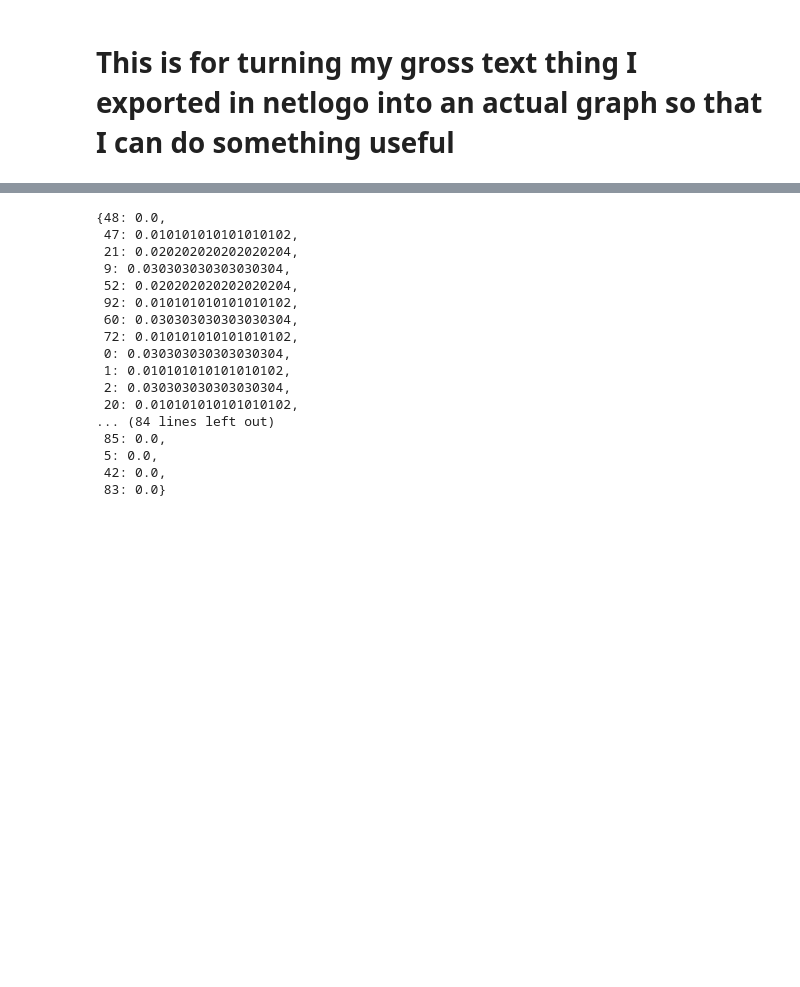
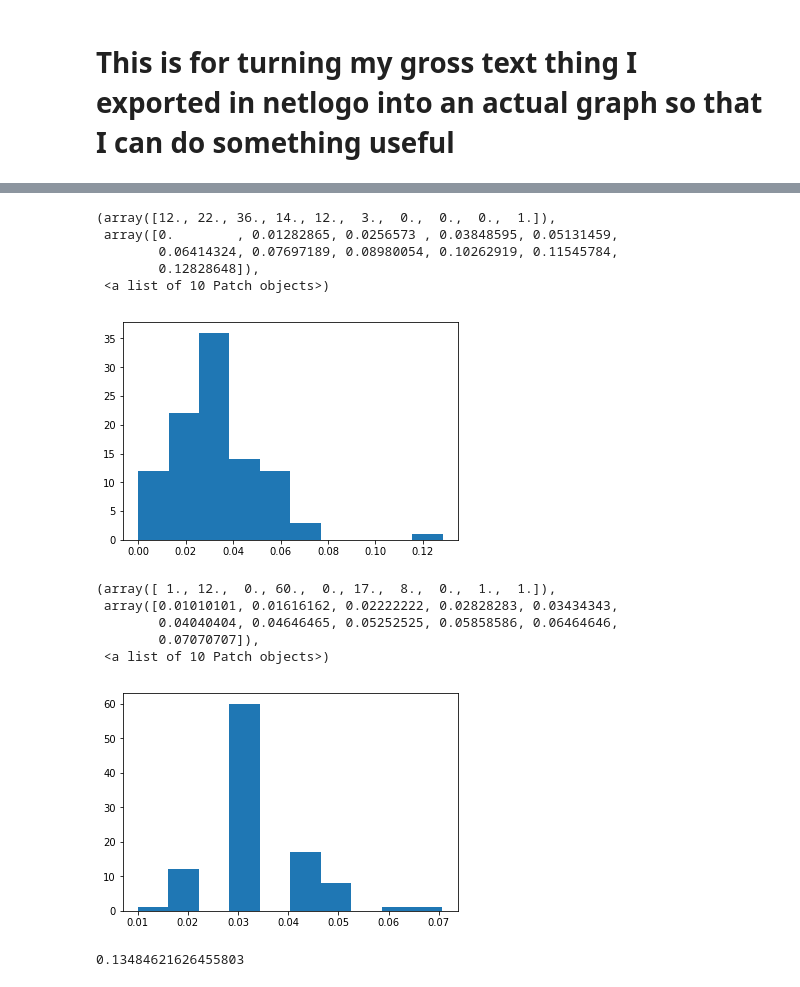
Before and after one commit to nicholson2208/mmss-thesis, a Jupyter notebook: GraphRecontruction.ipynb, the cells around one changed output, grey strips where cells are left out. Saved outputs shown, nothing was run; the diff lists cells and outputs as text; code cells hidden in the pictures; blank space fills up the shorter version.

```diff
--- a/GraphRecontruction.ipynb
+++ b/GraphRecontruction.ipynb
@@ -47,20 +121,22 @@ plt.show()
+# %%
+plt.hist(nx.algorithms.centrality.betweenness_centrality(g).values())
+# %% [output]
+(array([12., 22., 36., 14., 12.,  3.,  0.,  0.,  0.,  1.]),
+ array([0.        , 0.01282865, 0.0256573 , 0.03848595, 0.05131459,
+        0.06414324, 0.07697189, 0.08980054, 0.10262919, 0.11545784,
+        0.12828648]),
+ <a list of 10 Patch objects>)
+[figure, added]
 # %%
-nx.algorithms.centrality.degree_centrality(g)
+plt.hist(nx.algorithms.centrality.degree_centrality(g).values())
 # %% [output]
-{48: 0.0,
- 47: 0.010101010101010102,
- 21: 0.020202020202020204,
- 9: 0.030303030303030304,
- 52: 0.020202020202020204,
- 92: 0.010101010101010102,
- 60: 0.030303030303030304,
- 72: 0.010101010101010102,
- 0: 0.030303030303030304,
- 1: 0.010101010101010102,
- 2: 0.030303030303030304,
- 20: 0.010101010101010102,
-... (84 lines left out)
- 85: 0.0,
- 5: 0.0,
- 42: 0.0,
- 83: 0.0}
+(array([ 1., 12.,  0., 60.,  0., 17.,  8.,  0.,  1.,  1.]),
+ array([0.01010101, 0.01616162, 0.02222222, 0.02828283, 0.03434343,
+        0.04040404, 0.04646465, 0.05252525, 0.05858586, 0.06464646,
+        0.07070707]),
+ <a list of 10 Patch objects>)
+[figure, added]
+# %%
+gini(np.array(list(nx.algorithms.centrality.degree_centrality(g).values())))
+# %% [output]
+0.13484621626455803
```
Also changed, not shown: parts of 8 cells of this notebook.
